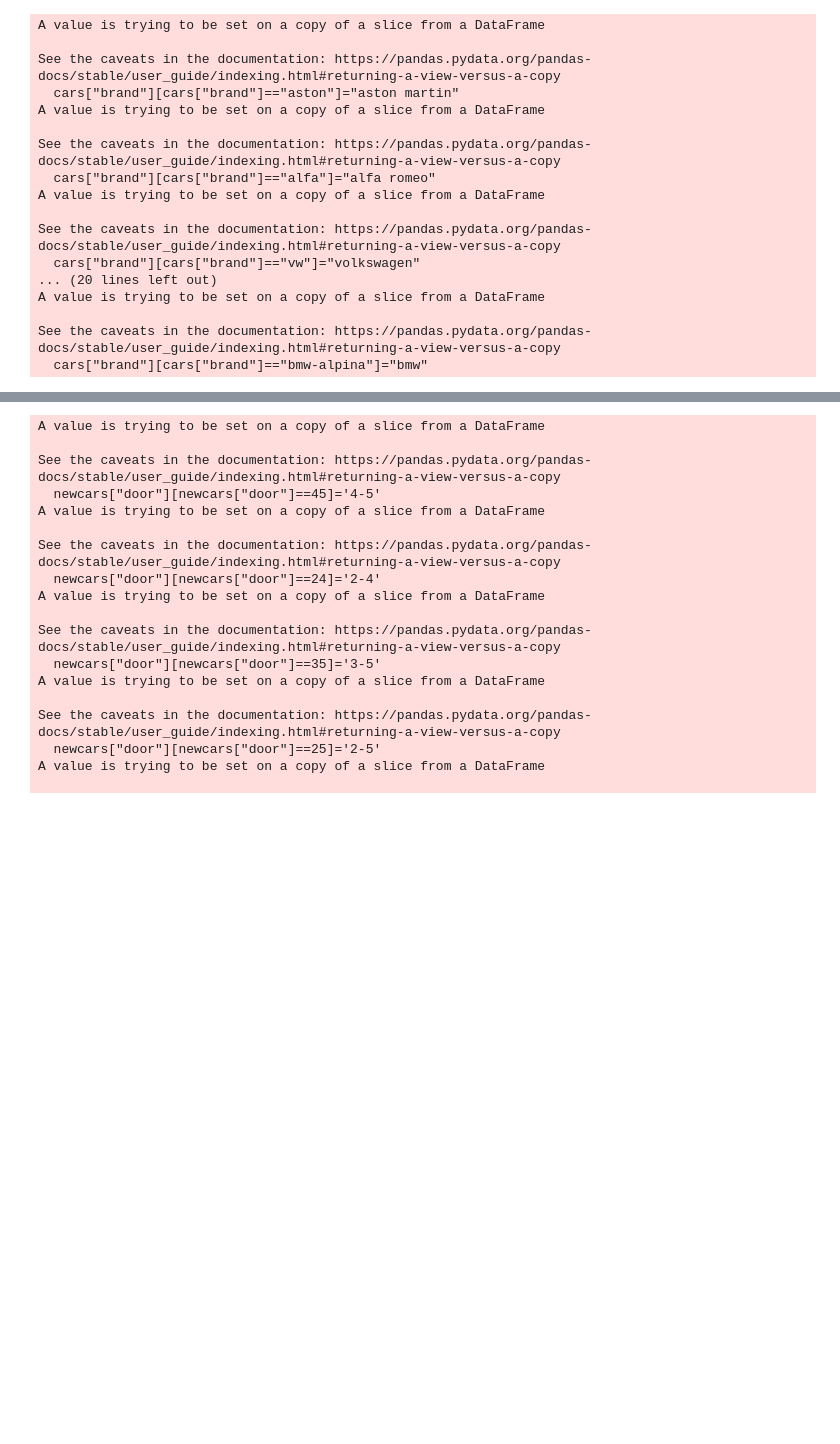
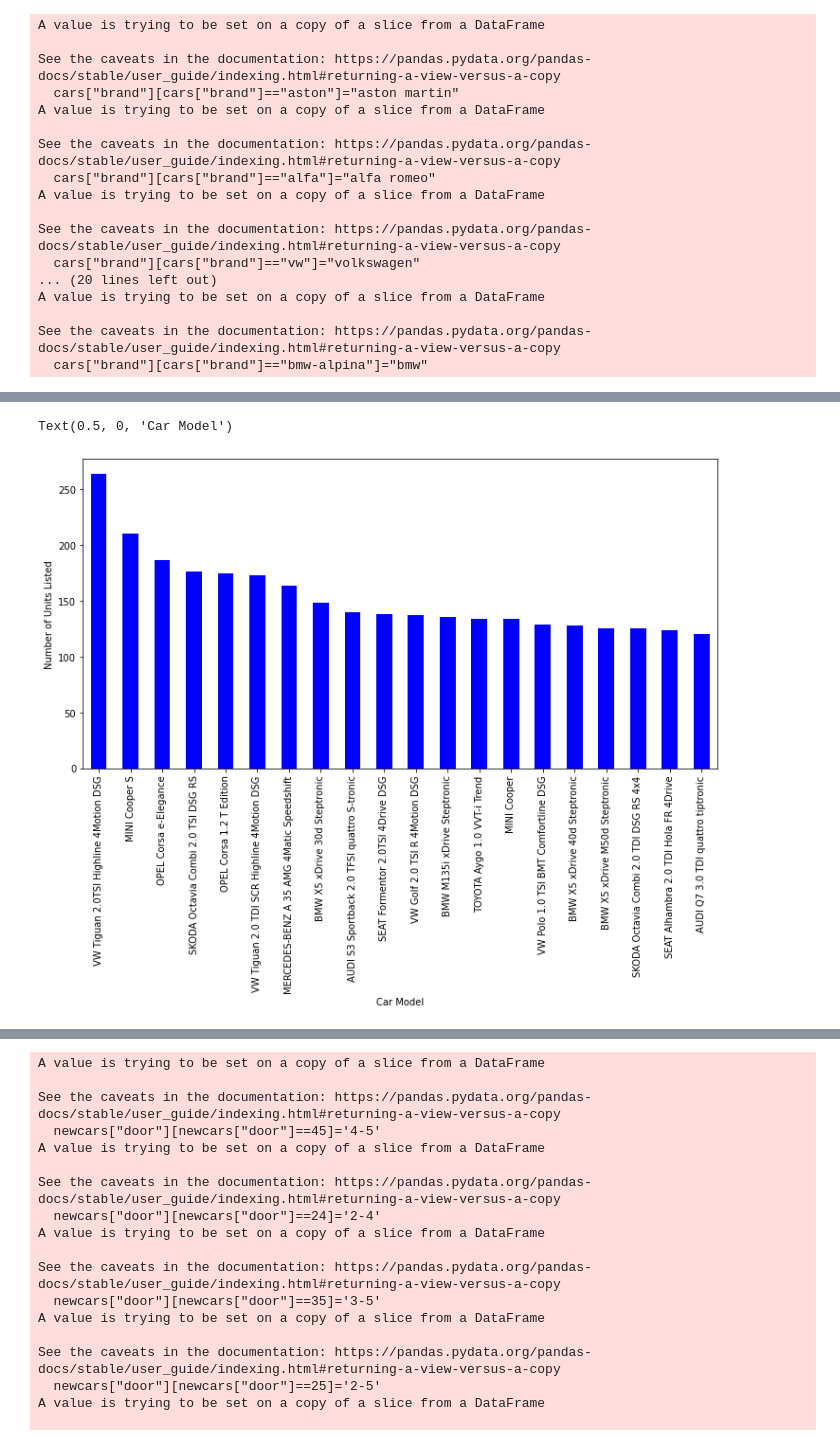
Before and after one commit to JanRuffian/WebScraping_Scout24, a Jupyter notebook: WebScraping.ipynb, the cells around one changed output, grey strips where cells are left out. Cells and saved outputs as stored; diff of their text form; code cells hidden in the pictures; blank space fills up the shorter version.

```diff
--- a/WebScraping.ipynb
+++ b/WebScraping.ipynb
@@ -146,0 +112,8 @@ sns.lmplot("", "tip", tips)
+# %%
+plt.figure(figsize=(12,6))
+cars_merged.groupby('model')['model'].count().sort_values(ascending=False).head(20).plot.bar(color='b')
+plt.ylabel('Number of Units Listed')
+plt.xlabel('Car Model')
+# %% [output]
+Text(0.5, 0, 'Car Model')
+[figure, added]
```
Also changed, not shown: parts of 20 cells of this notebook.
